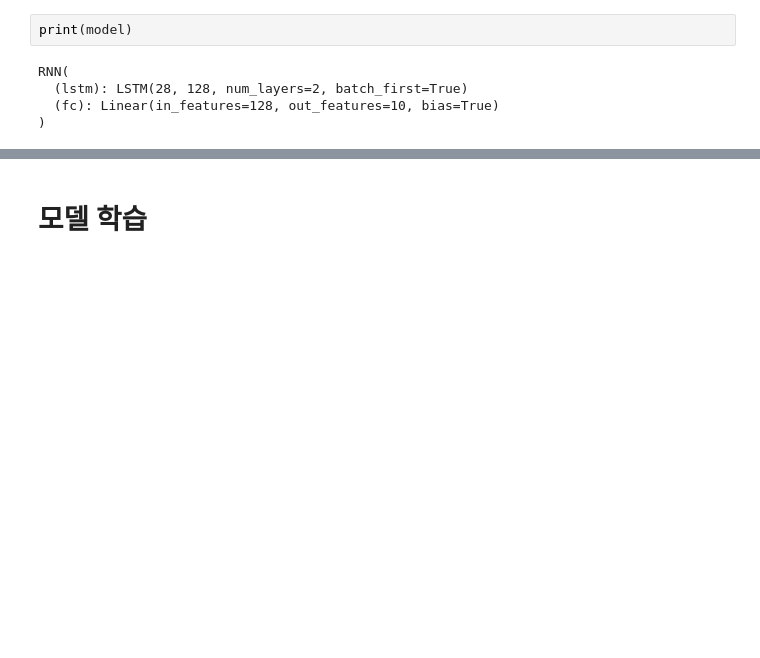
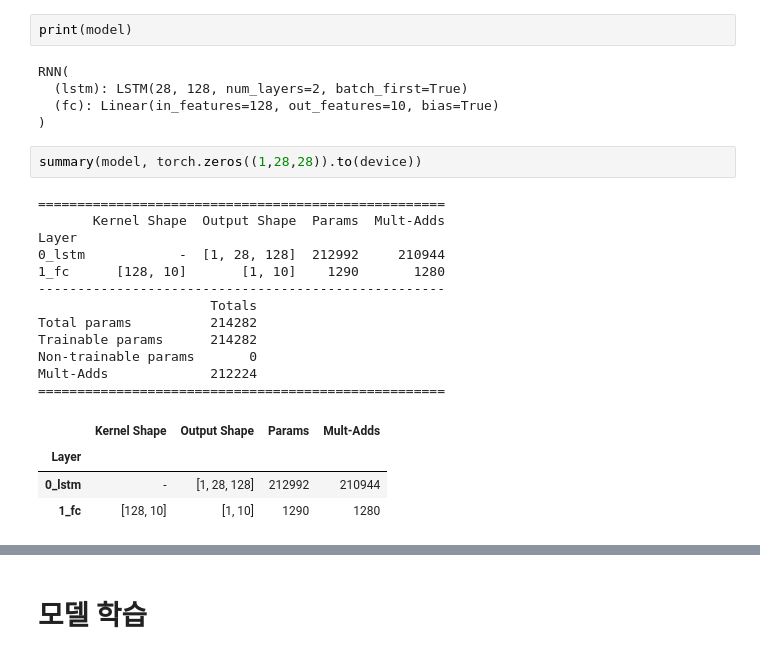
Before and after one commit to doodleryul/basic, a Jupyter notebook: torch_RNN_with_MNIST.ipynb, the cells around one changed output, grey strips where cells are left out. Drawn from its saved outputs; the diff is of its cells as text; blank space fills up the shorter version.

```diff
--- a/torch_RNN_with_MNIST.ipynb
+++ b/torch_RNN_with_MNIST.ipynb
@@ -129,3 +160,22 @@ RNN(
   (lstm): LSTM(28, 128, num_layers=2, batch_first=True)
   (fc): Linear(in_features=128, out_features=10, bias=True)
 )
+# %%
+summary(model, torch.zeros((1,28,28)).to(device))
+# %% [output]
+====================================================
+       Kernel Shape  Output Shape  Params  Mult-Adds
+Layer
+0_lstm            -  [1, 28, 128]  212992     210944
+1_fc      [128, 10]       [1, 10]    1290       1280
+----------------------------------------------------
+                      Totals
+Total params          214282
+Trainable params      214282
+Non-trainable params       0
+Mult-Adds             212224
+====================================================
+|  | Kernel Shape | Output Shape | Params | Mult-Adds |
+| Layer |  |  |  |  |
+| 0_lstm | - | [1, 28, 128] | 212992 | 210944 |
+| 1_fc | [128, 10] | [1, 10] | 1290 | 1280 |
```
Also changed, not shown: parts of 4 cells of this notebook.
